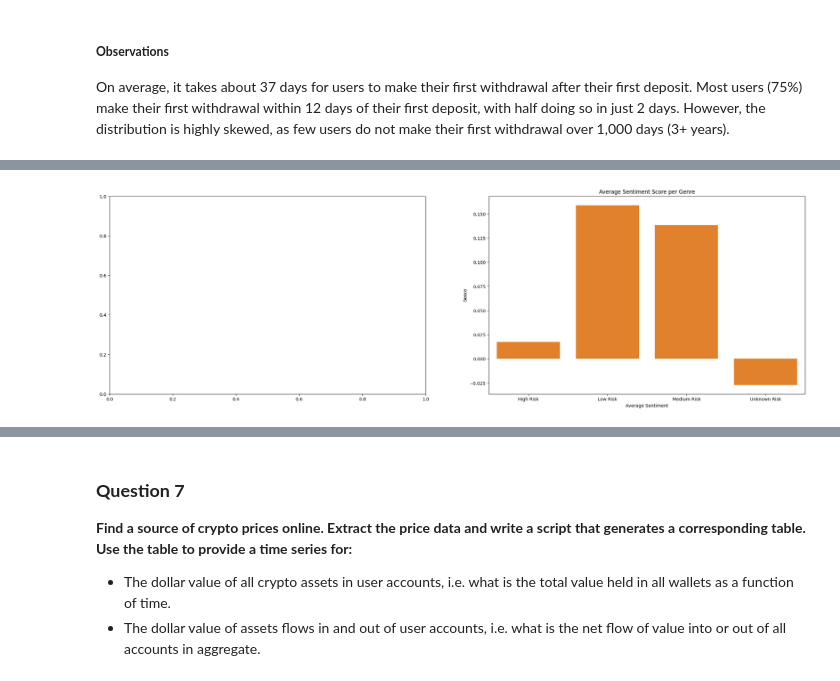
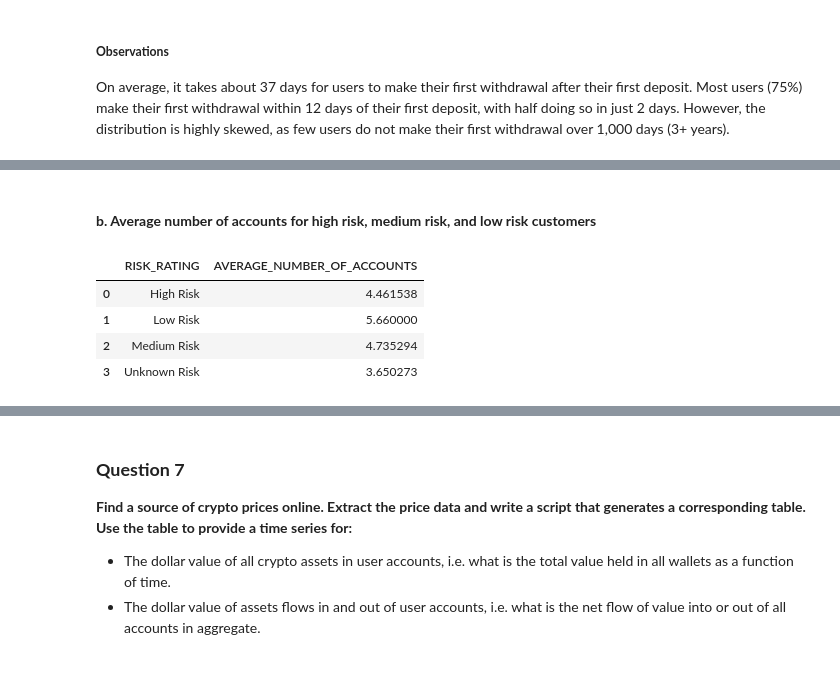
Before and after one commit to ycyuchengliu/coinbase_note, a Jupyter notebook: Coinbase_Data_HW.ipynb, the cells around one changed output, grey strips where cells are left out. Drawn from its saved outputs; the diff is of its cells as text; code cells hidden in the pictures.

```diff
--- a/Coinbase_Data_HW.ipynb
+++ b/Coinbase_Data_HW.ipynb
@@ -336,15 +340,35 @@ avg_transaction_for_each_risk.head(10)
-# %%
-fig, axes = plt.subplots(nrows=1, ncols=2, figsize=(28, 8))
-
-sns.barplot(x='RISK_RATING', y='AVERAGE_TRANSACTION_VOLUME', data=avg_transaction_for_each_risk)
-plt.title('Average Sentiment Score per Genre')
-plt.xlabel('Average Sentiment')
-plt.ylabel('Genre')
-
-sns.barplot(x='RISK_RATING', y='AVERAGE_TRANSACTION_VOLUME', data=avg_transaction_for_each_risk)
-plt.title('Average Sentiment Score per Genre')
-plt.xlabel('Average Sentiment')
-plt.ylabel('Genre')
-plt.show()
-# %% [output]
-[figure, removed]
+# %% [markdown]
+#### **b. Average number of accounts for high risk, medium risk, and low risk customers**
+# %%
+q4_b_query = f"""
+            WITH user_account_counts_with_risk_rating AS (
+                SELECT
+                    u.user_id,
+                    COUNT(a.account_id) AS number_of_accounts,
+                    CASE
+                        WHEN u.risk_score IS NULL THEN 'Unknown Risk'
+                        WHEN u.risk_score >= 50 THEN 'High Risk'
+                        WHEN u.risk_score BETWEEN 10 AND 49 THEN 'Medium Risk'
+                        ELSE 'Low Risk'
+                    END AS risk_rating
+                FROM
+                    COINBASE.PUBLIC.USERS u
+                LEFT JOIN
+                    COINBASE.PUBLIC.ACCOUNTS a ON u.user_id = a.user_id
+                GROUP BY
+                    u.user_id, u.risk_score
+            )
+            SELECT risk_rating, AVG(number_of_accounts) AS average_number_of_accounts
+            FROM user_account_counts_with_risk_rating
+            GROUP BY 1
+            ORDER BY 1;
+"""
+
+avg_account_for_each_risk = get_sf_data(q4_b_query)
+avg_account_for_each_risk
+# %% [output]
+|  | RISK_RATING | AVERAGE_NUMBER_OF_ACCOUNTS |
+| 0 | High Risk | 4.461538 |
+| 1 | Low Risk | 5.660000 |
+| 2 | Medium Risk | 4.735294 |
+| 3 | Unknown Risk | 3.650273 |
```
Also changed, not shown: parts of 7 cells of this notebook.
